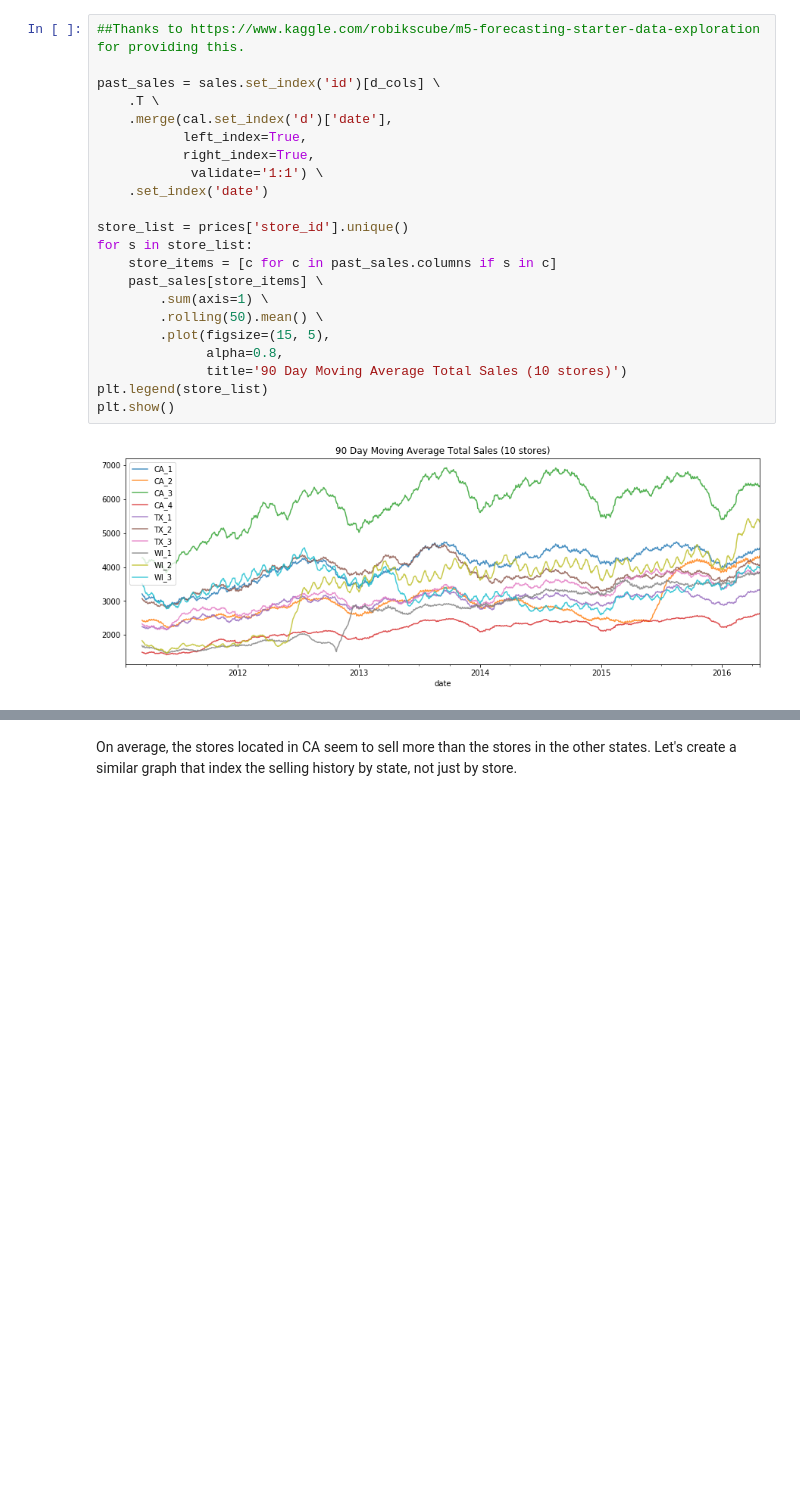
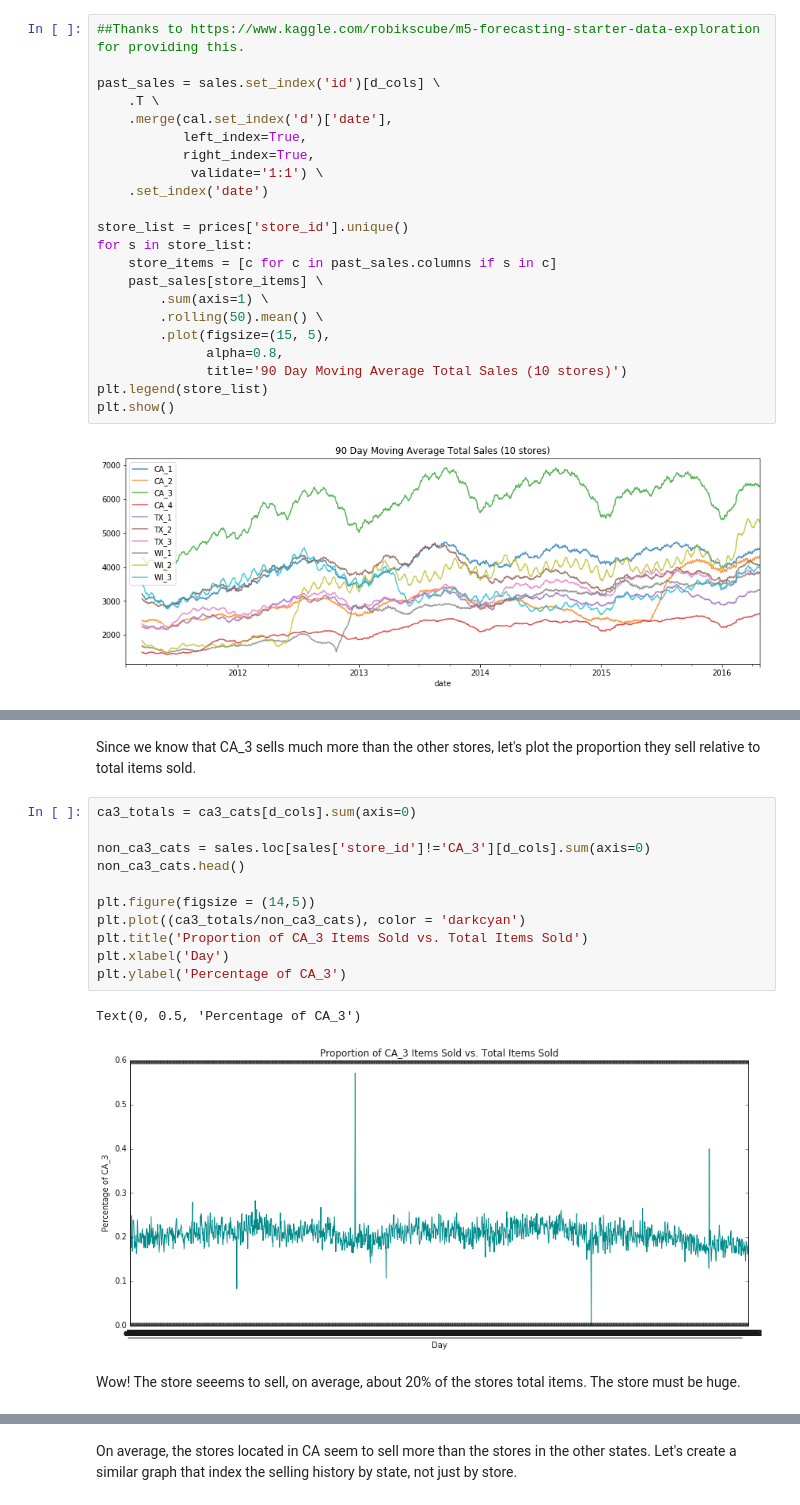
Before and after one commit to Luke-Gray/M5-Accuracy, a Jupyter notebook: M5 Basic EDA.ipynb, the cells around one changed output, grey strips where cells are left out. Drawn from its saved outputs; the diff is of its cells as text; blank space fills up the shorter version.

```diff
--- a/M5 Basic EDA.ipynb
+++ b/M5 Basic EDA.ipynb
@@ -276,0 +288,18 @@ plt.show()
+# %% [markdown]
+Since we know that CA_3 sells much more than the other stores, let's plot the proportion they sell relative to total items sold.
+# %%
+ca3_totals = ca3_cats[d_cols].sum(axis=0)
+
+non_ca3_cats = sales.loc[sales['store_id']!='CA_3'][d_cols].sum(axis=0)
+non_ca3_cats.head()
+
+plt.figure(figsize = (14,5))
+plt.plot((ca3_totals/non_ca3_cats), color = 'darkcyan')
+plt.title('Proportion of CA_3 Items Sold vs. Total Items Sold')
+plt.xlabel('Day')
+plt.ylabel('Percentage of CA_3')
+# %% [output]
+Text(0, 0.5, 'Percentage of CA_3')
+[figure, added]
+# %% [markdown]
+Wow! The store seeems to sell, on average, about 20% of the stores total items. The store must be huge.
```
Also changed, not shown: parts of 19 cells of this notebook.
